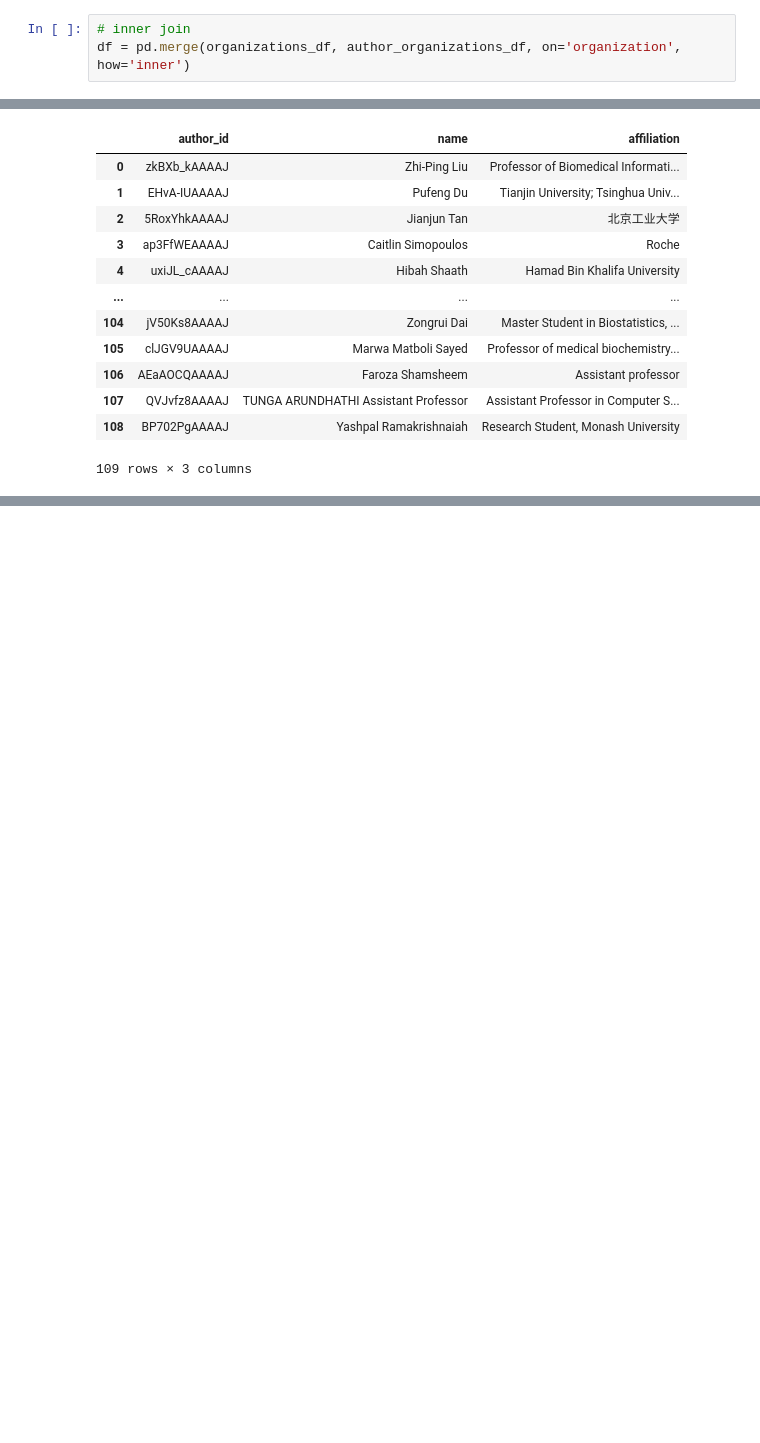
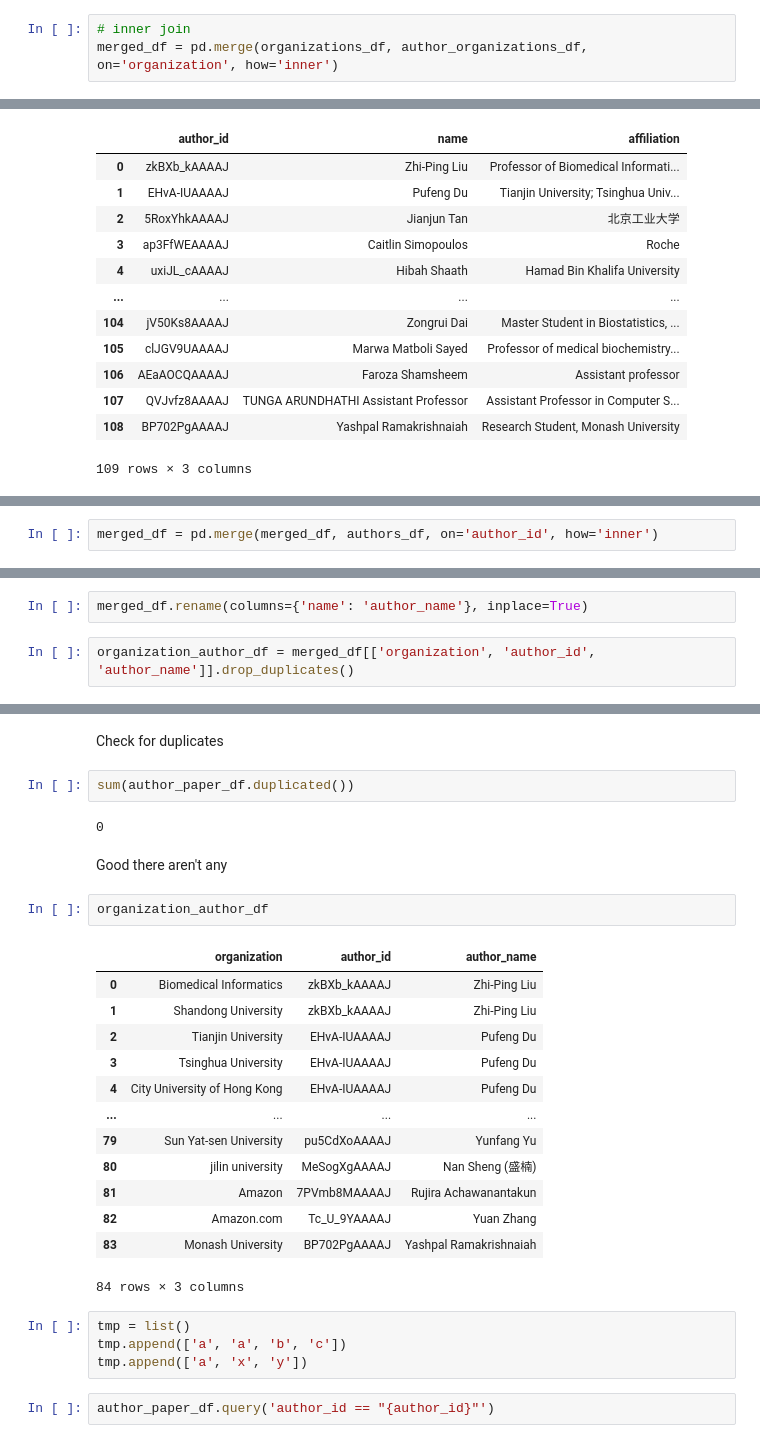
Before and after one commit to seyedrezamirkhani/ml-lncRNA, a Jupyter notebook: src/notebooks/05-plot-locations.ipynb, the cells around one changed output, grey strips where cells are left out. Drawn from its saved outputs; the diff is of its cells as text; blank space fills up the shorter version.

```diff
--- a/src/notebooks/05-plot-locations.ipynb
+++ b/src/notebooks/05-plot-locations.ipynb
@@ -163,4 +131,4 @@ author_organizations_df
 116 rows × 2 columns
 # %%
 # inner join
-df = pd.merge(organizations_df, author_organizations_df, on='organization', how='inner')
+merged_df = pd.merge(organizations_df, author_organizations_df, on='organization', how='inner')
@@ -790,0 +172,2 @@ AttributeError: 'Author' object has no attribute 'affiliation'
+# %%
+merged_df = pd.merge(merged_df, authors_df, on='author_id', how='inner')
@@ -790,0 +190,4 @@ AttributeError: 'Author' object has no attribute 'affiliation'
+# %%
+merged_df.rename(columns={'name': 'author_name'}, inplace=True)
+# %%
+organization_author_df = merged_df[['organization', 'author_id', 'author_name']].drop_duplicates()
@@ -790,0 +277,30 @@ AttributeError: 'Author' object has no attribute 'affiliation'
+# %% [markdown]
+Check for duplicates
+# %%
+sum(author_paper_df.duplicated())
+# %% [output]
+0
+# %% [markdown]
+Good there aren't any
+# %%
+organization_author_df
+# %% [output]
+|  | organization | author_id | author_name |
+| 0 | Biomedical Informatics | zkBXb_kAAAAJ | Zhi-Ping Liu |
+| 1 | Shandong University | zkBXb_kAAAAJ | Zhi-Ping Liu |
+| 2 | Tianjin University | EHvA-IUAAAAJ | Pufeng Du |
+| 3 | Tsinghua University | EHvA-IUAAAAJ | Pufeng Du |
+| 4 | City University of Hong Kong | EHvA-IUAAAAJ | Pufeng Du |
+| ... | ... | ... | ... |
+| 79 | Sun Yat-sen University | pu5CdXoAAAAJ | Yunfang Yu |
+| 80 | jilin university | MeSogXgAAAAJ | Nan Sheng (盛楠) |
+| 81 | Amazon | 7PVmb8MAAAAJ | Rujira Achawanantakun |
+| 82 | Amazon.com | Tc_U_9YAAAAJ | Yuan Zhang |
+| 83 | Monash University | BP702PgAAAAJ | Yashpal Ramakrishnaiah |
+84 rows × 3 columns
+# %%
+tmp = list()
+tmp.append(['a', 'a', 'b', 'c'])
+tmp.append(['a', 'x', 'y'])
+# %%
+author_paper_df.query('author_id == "{author_id}"')
```
Also changed, not shown: parts of 87 cells of this notebook.
